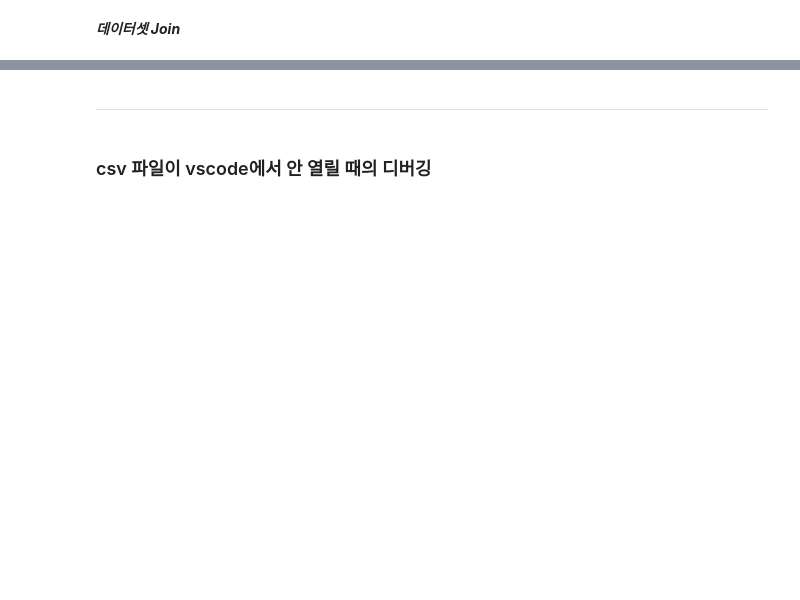
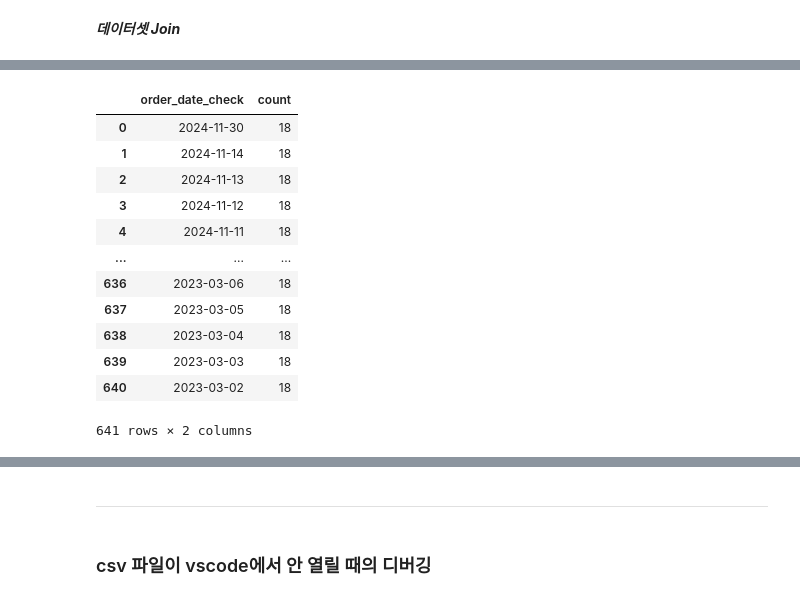
Before and after one commit to minkyungbae/demand-forecasting-project-modeling, a Jupyter notebook: data/EDA.ipynb, the cells around one changed output, grey strips where cells are left out. Drawn from its saved outputs; the diff is of its cells as text; code cells hidden in the pictures; blank space fills up the shorter version.

```diff
--- a/data/EDA.ipynb
+++ b/data/EDA.ipynb
@@ -358,0 +533,19 @@ df = df.rename(columns={
+# %%
+# 특정 컬럼명 바꾸기
+weather_df["order_date"].value_counts().reset_index().rename(
+    columns={"order_date": "order_date_check"}
+)
+# %% [output]
+|  | order_date_check | count |
+| 0 | 2024-11-30 | 18 |
+| 1 | 2024-11-14 | 18 |
+| 2 | 2024-11-13 | 18 |
+| 3 | 2024-11-12 | 18 |
+| 4 | 2024-11-11 | 18 |
+| ... | ... | ... |
+| 636 | 2023-03-06 | 18 |
+| 637 | 2023-03-05 | 18 |
+| 638 | 2023-03-04 | 18 |
+| 639 | 2023-03-03 | 18 |
+| 640 | 2023-03-02 | 18 |
+641 rows × 2 columns
```
Also changed, not shown: parts of 35 cells of this notebook.
